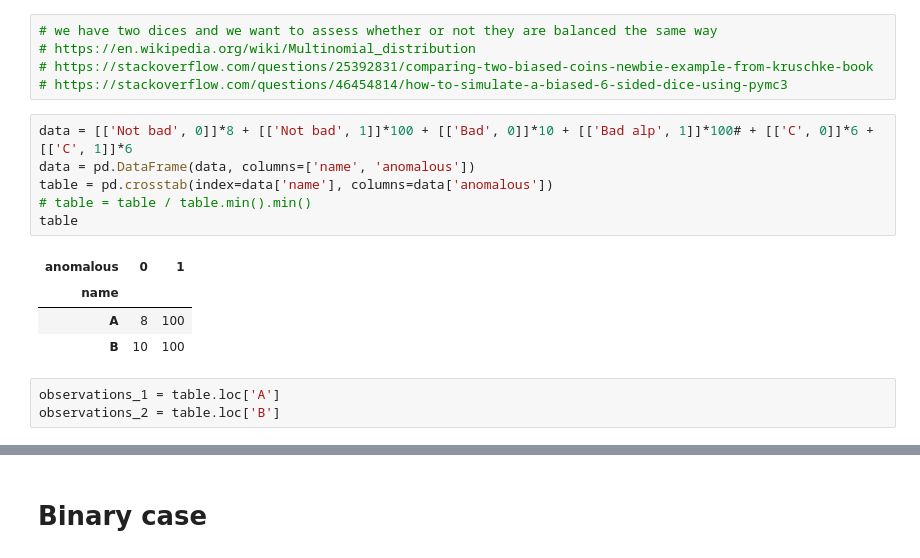
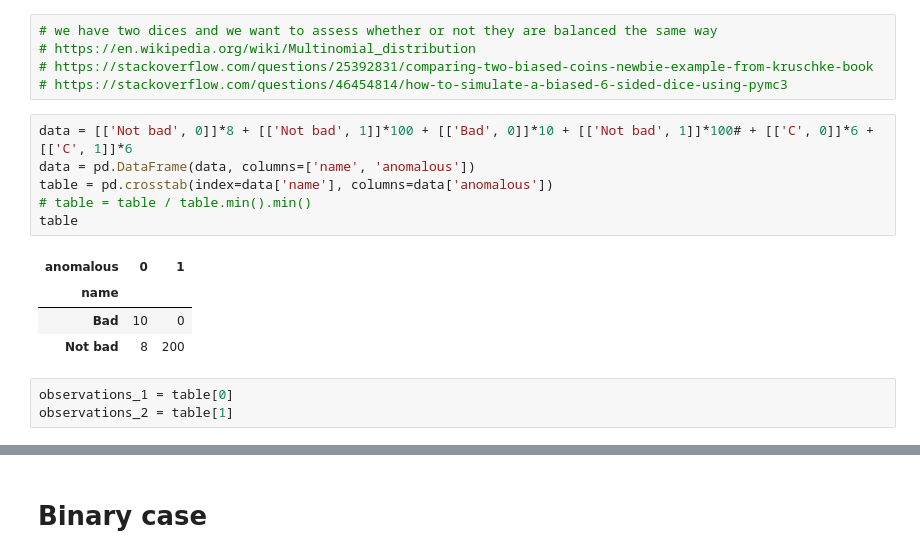
Before and after one commit to borissnapir/playground, a Jupyter notebook: bayesian_approach/compare_dice.ipynb, the cells around one changed output, grey strips where cells are left out. Cells and saved outputs as stored; diff of their text form.

```diff
--- a/bayesian_approach/compare_dice.ipynb
+++ b/bayesian_approach/compare_dice.ipynb
@@ -12,19 +14,19 @@ plt.style.use('default')
 # https://stackoverflow.com/questions/25392831/comparing-two-biased-coins-newbie-example-from-kruschke-book
 # https://stackoverflow.com/questions/46454814/how-to-simulate-a-biased-6-sided-dice-using-pymc3
 # %%
-data = [['Not bad', 0]]*8 + [['Not bad', 1]]*100 + [['Bad', 0]]*10 + [['Bad alp', 1]]*100# + [['C', 0]]*6 + [['C', 1]]*6
+data = [['Not bad', 0]]*8 + [['Not bad', 1]]*100 + [['Bad', 0]]*10 + [['Not bad', 1]]*100# + [['C', 0]]*6 + [['C', 1]]*6
 data = pd.DataFrame(data, columns=['name', 'anomalous'])
 table = pd.crosstab(index=data['name'], columns=data['anomalous'])
 # table = table / table.min().min()
 table
 # %% [output]
 | anomalous | 0 | 1 |
 | name |  |  |
-| A | 8 | 100 |
-| B | 10 | 100 |
+| Bad | 10 | 0 |
+| Not bad | 8 | 200 |
 # %%
-observations_1 = table.loc['A']
-observations_2 = table.loc['B']
+observations_1 = table[0]
+observations_2 = table[1]
 # %%
 with pm.Model() as model:
     theta_1 = pm.Dirichlet('theta_1', a=np.ones(len(observations_1)))  # flat prior
```
Also changed, not shown: parts of 5 cells of this notebook.
